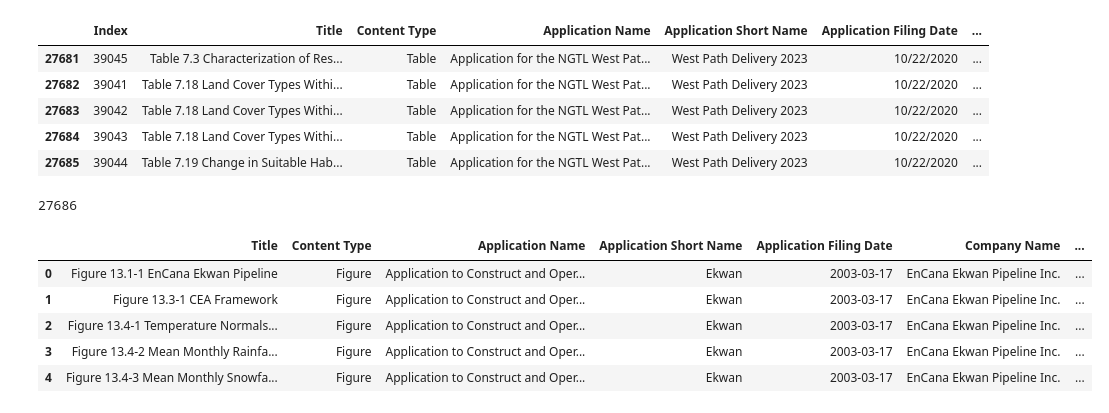
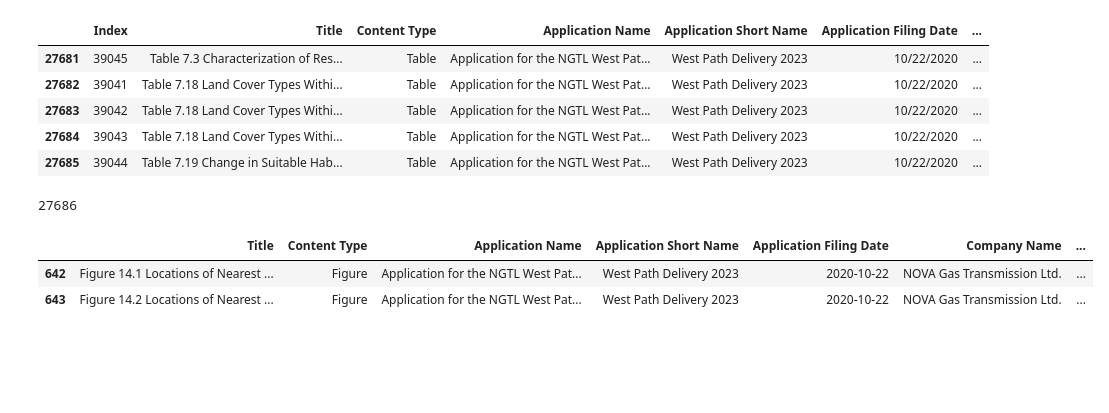
Before and after one commit to CER-REC/esa-data-bank_banque-donnees-ees, a Jupyter notebook: Codes/Section_04_Final_Data_Merge_and_Visualization/bundle/bundle_index.ipynb, the cells around one changed output. Cells and saved outputs as stored; diff of their text form; code cells hidden in the pictures; blank space fills up the shorter version.

```diff
--- a/Codes/Section_04_Final_Data_Merge_and_Visualization/bundle/bundle_index.ipynb
+++ b/Codes/Section_04_Final_Data_Merge_and_Visualization/bundle/bundle_index.ipynb
@@ -163,12 +169,9 @@ df_figure['Application Filing Date'] = df_figure['Application Filing Date'].appl
-# %%
-df_figure.head()
-# %% [output]
-|  | Title | Content Type | Application Name | Application Short Name | Application Filing Date | Company Name | ... |
-| 0 | Figure 13.1-1 EnCana Ekwan Pipeline | Figure | Application to Construct and Oper... | Ekwan | 2003-03-17 | EnCana Ekwan Pipeline Inc. | ... |
-| 1 | Figure 13.3-1 CEA Framework | Figure | Application to Construct and Oper... | Ekwan | 2003-03-17 | EnCana Ekwan Pipeline Inc. | ... |
-| 2 | Figure 13.4-1 Temperature Normals... | Figure | Application to Construct and Oper... | Ekwan | 2003-03-17 | EnCana Ekwan Pipeline Inc. | ... |
-| 3 | Figure 13.4-2 Mean Monthly Rainfa... | Figure | Application to Construct and Oper... | Ekwan | 2003-03-17 | EnCana Ekwan Pipeline Inc. | ... |
-| 4 | Figure 13.4-3 Mean Monthly Snowfa... | Figure | Application to Construct and Oper... | Ekwan | 2003-03-17 | EnCana Ekwan Pipeline Inc. | ... |
+# %%
+df_figure.tail(2)
+# %% [output]
+|  | Title | Content Type | Application Name | Application Short Name | Application Filing Date | Company Name | ... |
+| 642 | Figure 14.1 Locations of Nearest ... | Figure | Application for the NGTL West Pat... | West Path Delivery 2023 | 2020-10-22 | NOVA Gas Transmission Ltd. | ... |
+| 643 | Figure 14.2 Locations of Nearest ... | Figure | Application for the NGTL West Pat... | West Path Delivery 2023 | 2020-10-22 | NOVA Gas Transmission Ltd. | ... |
 # %%
 # Add bad tables
 bad_table_columns = columns_index.copy()
```
Also changed, not shown: parts of 9 cells of this notebook.
